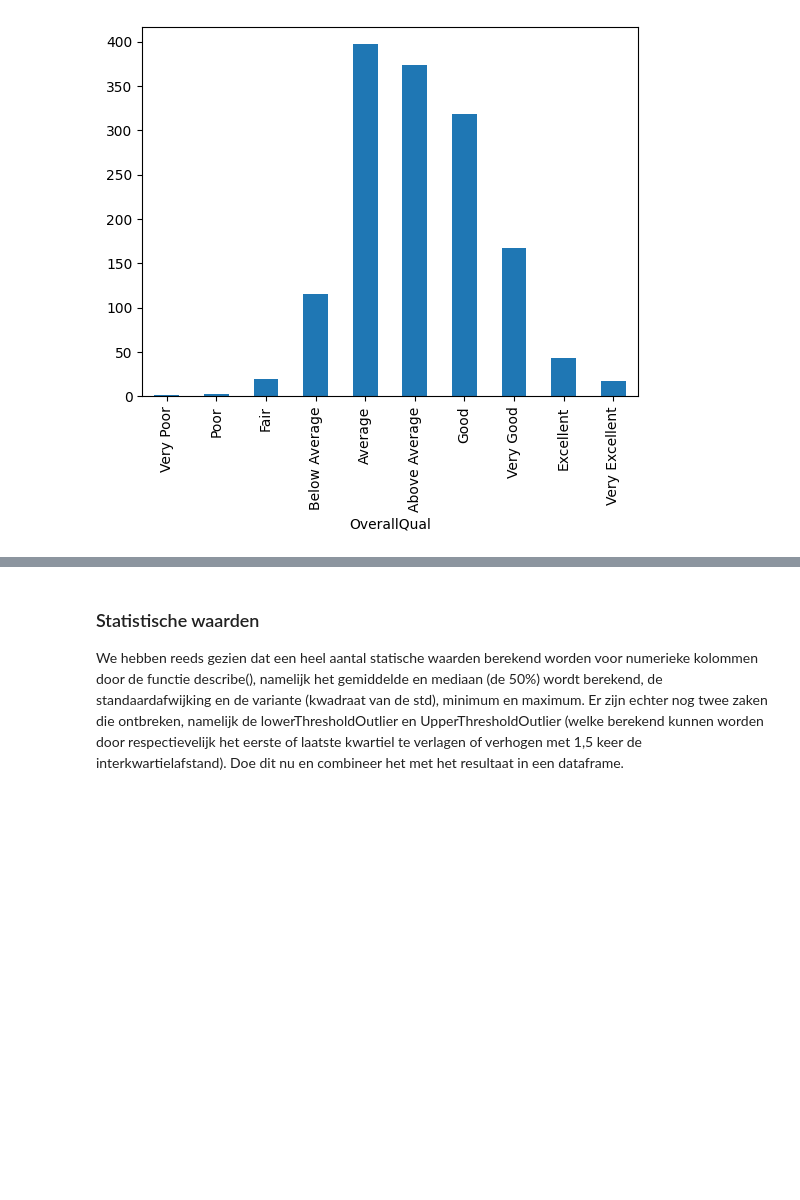
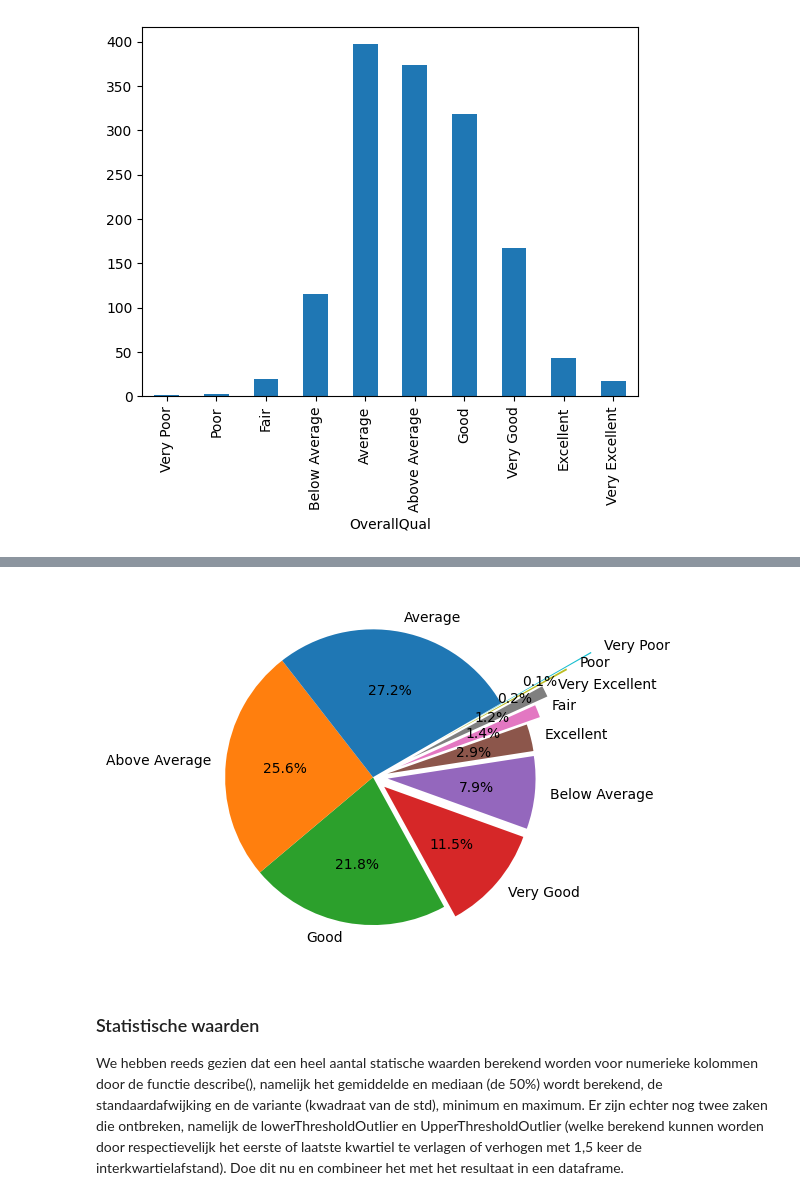
Before and after one commit to Data-Science-2425/Leerstof, a Jupyter notebook: Week 3/03_DataExploration.ipynb, the cells around one changed output, grey strips where cells are left out. Saved outputs shown, nothing was run; the diff lists cells and outputs as text; code cells hidden in the pictures; blank space fills up the shorter version.

Commit message:
les 3 pie start

```diff
--- a/Week 3/03_DataExploration.ipynb
+++ b/Week 3/03_DataExploration.ipynb
@@ -191,6 +190,13 @@ Oefening: Maak door gebruik te maken van explode en labels en startangle argumen
 Merk op dat deze kolom numerieke waarden (0 tot en met 10) bevat en dus niet in de categorieke data zit. De labels kunnen echter omgezet worden op basis van de waarden uit het txt-bestand. Meer informatie over het op te bouwen van een pie chart vind je [hier](https://matplotlib.org/stable/api/_as_gen/matplotlib.pyplot.pie.html) en de standaard kleurcombinaties vind je [hier](https://matplotlib.org/stable/tutorials/colors/colormaps.html)
 
 ![Example](example1.png)
+# %%
+counts = counts.sort_values()
+explode_list = [0, 0, 0, 0.1, 0.1, 0.1, 0.2, 0.3, 0.5, 0.7]
+colors = [plt.cm.tab10_r(i) for i in range(10)]
+ax = plt.pie(counts, labels=counts.index, counterclock=False, startangle=30, autopct='%1.1f%%', explode=explode_list[-1::-1], colors=colors)
+# %% [output]
+[figure, added]
 # %% [markdown]
 ### Statistische waarden
 
```
Also changed, not shown: parts of 20 cells of this notebook, 1 other file.
